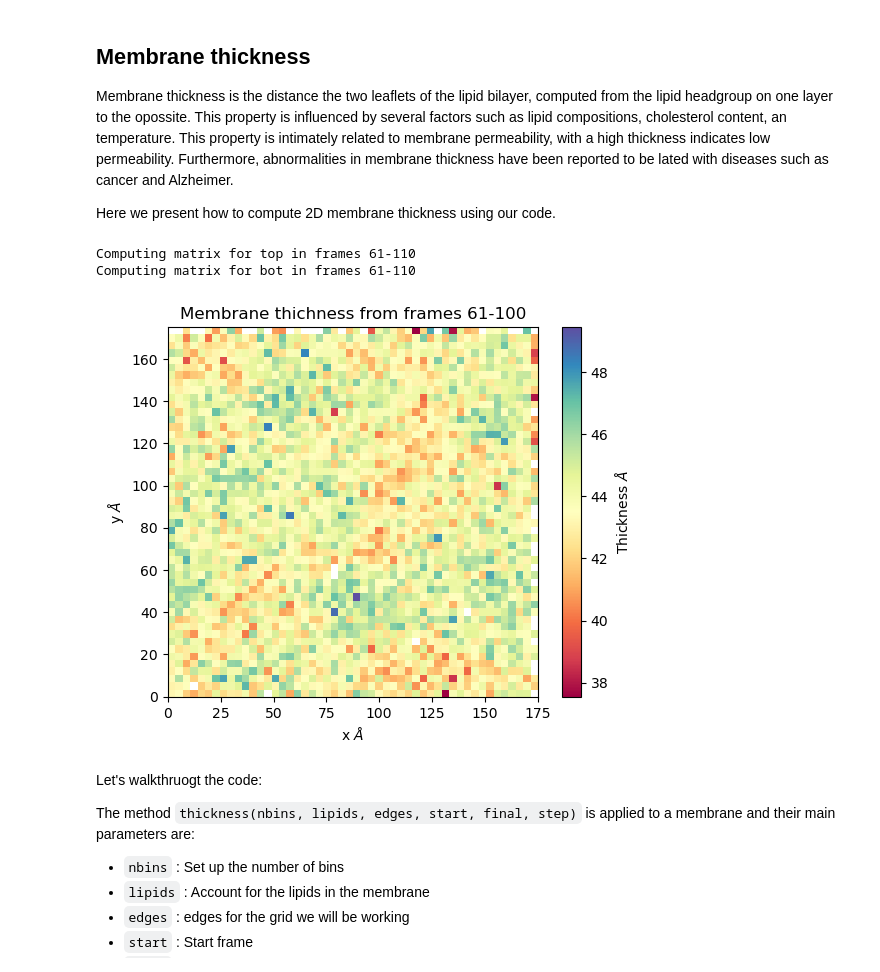
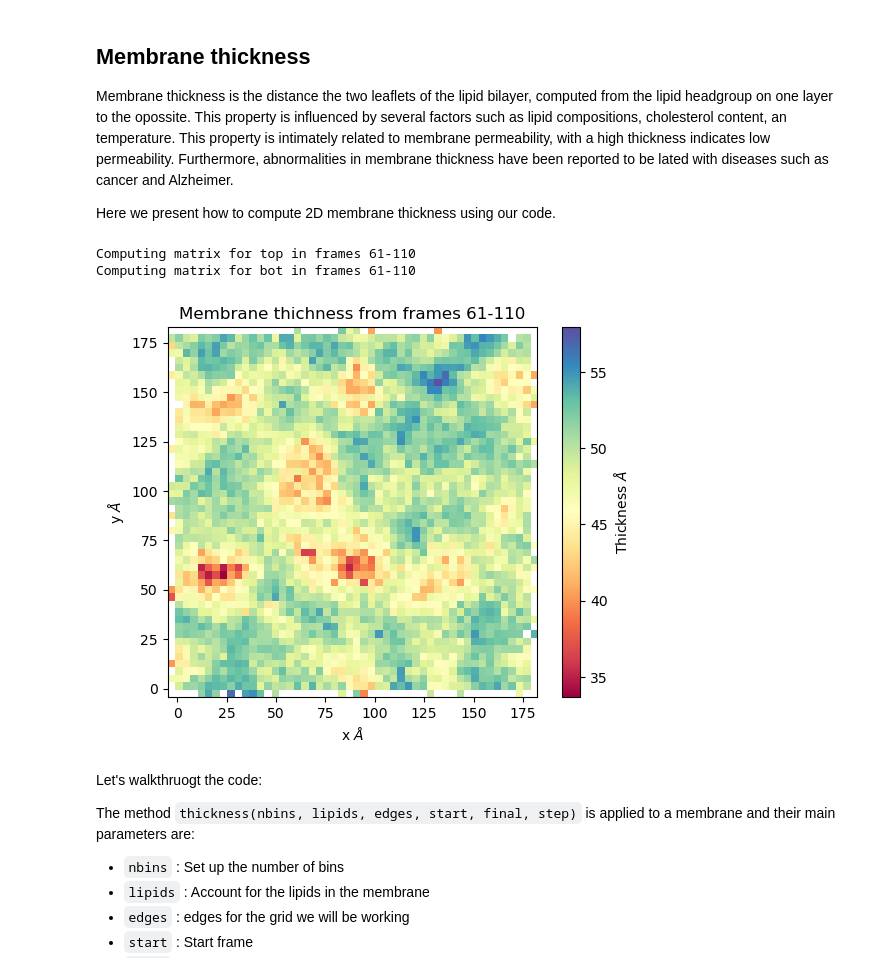
Before and after one commit to pyF4all/2DanalysisTutorials, a Jupyter notebook: Memb2D/User_guide.ipynb, the cells around one changed output. Saved outputs shown, nothing was run; the diff lists cells and outputs as text; code cells hidden in the pictures.

```diff
--- a/Memb2D/User_guide.ipynb
+++ b/Memb2D/User_guide.ipynb
@@ -36,38 +37,44 @@ Here we present how to compute 2D membrane thickness using our code.
 # %%
 from twodanalysis import Memb2D
 import numpy as np
 import matplotlib.pyplot as plt
 
+# Import for MLKL membrane
 top = "../../../../centered_prot.gro"
 traj = "../../../../centered_prot.xtc"
 tpr = "../../../../veamos.tpr"
 
-#top = "membrane.gro"
-#traj = "membrane.xtc"
-#tpr = "veamos.tpr"
 
-# Define a membrane object (it will capture some caracteristics of the membrane, and set up analyses if needed)
-membrane = Memb2D(top,
-                    traj,
-                    tpr=tpr,
+# Data for RNA membrane
+traj = "membrane.xtc"
+tpr = "../data/veamos.tpr"
+
+
+
+universe = mda.Universe(tpr,traj)
+# Define a membrane object using a universe
+membrane = Memb2D(universe,
                     verbose = False,
                     add_radii = True)
 
-lipids = membrane.lipid_list
-#lipids.remove("CHL1")
 
-mat_thi, edges = membrane.thickness(50, edges = [0,175,0,175],start = 61, final = 110, step = 1)
+# Compute the thickness of the membrane from frame 61 to frame 110, with 50 gridsquares.
+# Notice that as no edges are provided, the code uses the min and max values of the first frame.
+mat_thi, edges = membrane.thickness(50,start = 61, final = 110, step = 1)
 
+
+
+# Plor using imshow
 plt.imshow(mat_thi, extent=edges, cmap="Spectral")
 plt.xlabel("x $\AA$")
 plt.ylabel("y $\AA$")
-plt.title("Membrane thichness from frames 61-100")
+plt.title("Membrane thichness from frames 61-110")
 cbar = plt.colorbar()
 cbar.set_label('Thickness $\AA$')
 # %% [output]
 Computing matrix for top in frames 61-110
 Computing matrix for bot in frames 61-110
-[figure, old version]
+[figure, new version]
 # %% [markdown]
 Let's walkthruogt the code:
 
```
Also changed, not shown: parts of 18 cells of this notebook, 1 other file.
